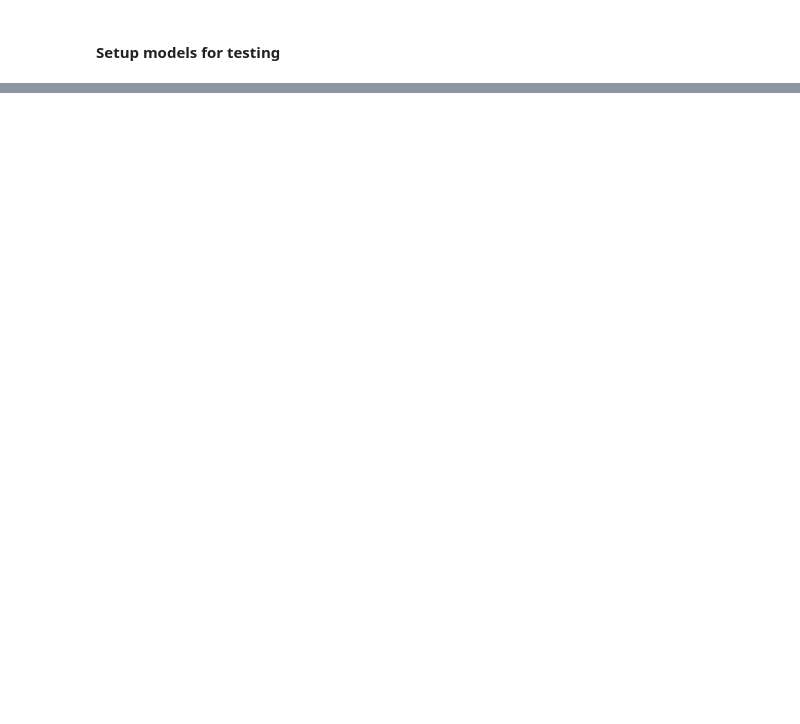
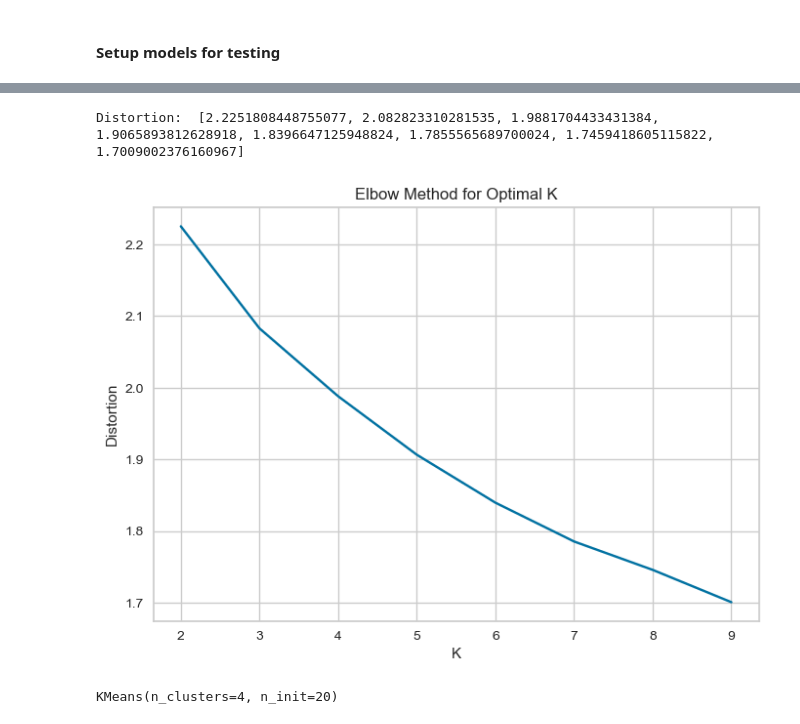
Before and after one commit to cph-oo221/Dat4-BI-Exam, a Jupyter notebook: Main.ipynb, the cells around one changed output, grey strips where cells are left out. Drawn from its saved outputs; the diff is of its cells as text; code cells hidden in the pictures; blank space fills up the shorter version.

```diff
--- a/Main.ipynb
+++ b/Main.ipynb
@@ -360,0 +436,13 @@ We can see that people say that the are energy efficient generally tend to have
+# %%
+""" X = df_numeric
+# Standardizing the data
+X[['Monthly Grocery Bill', 'Vehicle Monthly Distance Km', 'Waste Bag Weekly Count', 'How Long TV PC Daily Hour', 'How Many New Clothes Monthly', 'How Long Internet Daily Hour', 'CarbonEmission']] = scaler.fit_transform(X[['Monthly Grocery Bill', 'Vehicle Monthly Distance Km', 'Waste Bag Weekly Count', 'How Long TV PC Daily Hour', 'How Many New Clothes Monthly', 'How Long Internet Daily Hour', 'CarbonEmission']])
+"""
+X = df[['Vehicle Monthly Distance Km', 'Monthly Grocery Bill', 'Waste Bag Weekly Count', 'How Long TV PC Daily Hour', 'How Many New Clothes Monthly', 'How Long Internet Daily Hour']]
+
+scaler = StandardScaler()
+features_scaled = scaler.fit_transform(X)
+
+X = X.values
+
+X
@@ -360,0 +463,19 @@ We can see that people say that the are energy efficient generally tend to have
+# %%
+
+distortions = []
+K = range(2,10)
+for k in K:
+    model = KMeans(n_clusters=k, n_init=10).fit(X)
+    model.fit(X)
+    distortions.append(sum(np.min(cdist(X, model.cluster_centers_, 'euclidean'), axis=1)) / X.shape[0])
+print("Distortion: ", distortions)
+# %% [output]
+Distortion:  [2.2251808448755077, 2.082823310281535, 1.9881704433431384, 1.9065893812628918, 1.8396647125948824, 1.7855565689700024, 1.7459418605115822, 1.7009002376160967]
+# %%
+plt.title('Elbow Method for Optimal K')
+plt.plot(K, distortions, 'bx-')
+plt.xlabel('K')
+plt.ylabel('Distortion')
+plt.show()
+# %% [output]
+[figure, added]
@@ -360,0 +486,4 @@ We can see that people say that the are energy efficient generally tend to have
+# %%
+kmeans.fit(X)
+# %% [output]
+KMeans(n_clusters=4, n_init=20)
```
Also changed, not shown: parts of 23 cells of this notebook.
